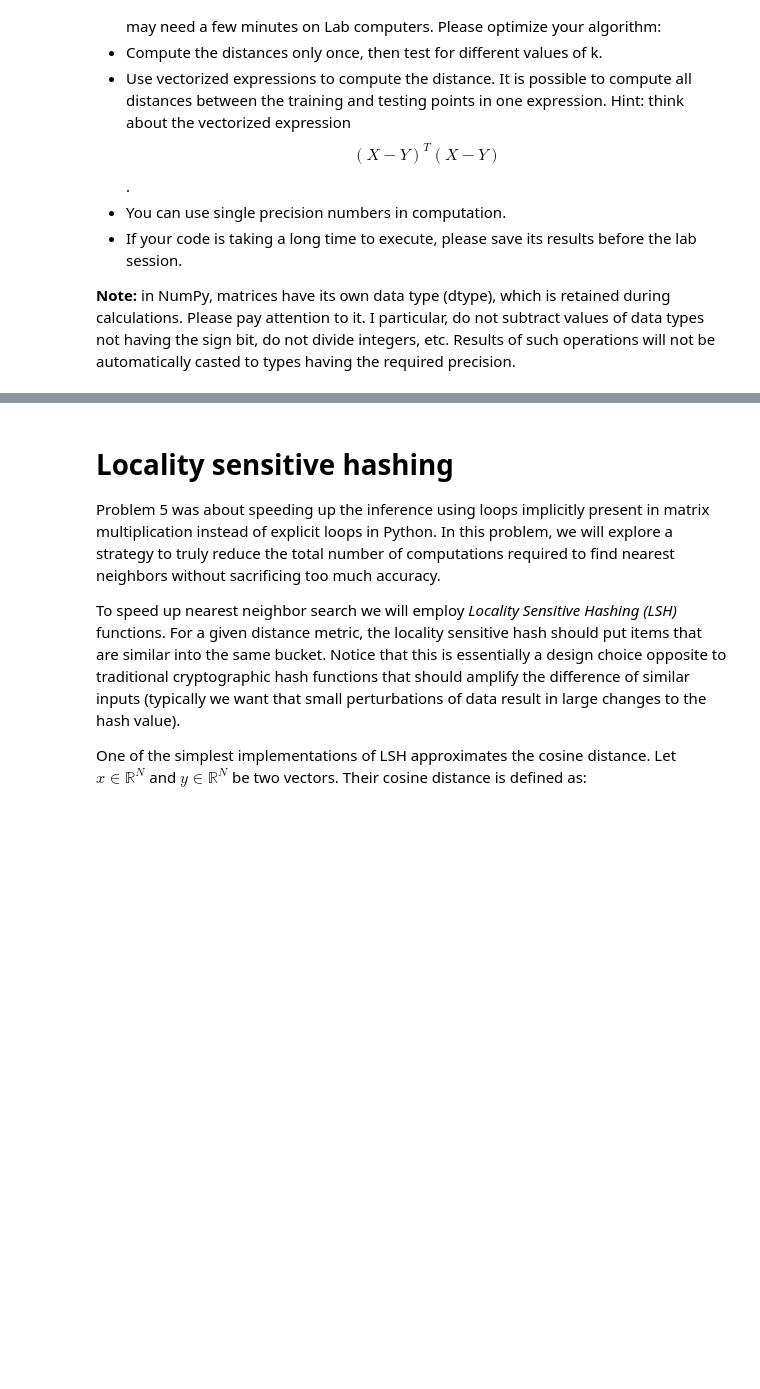
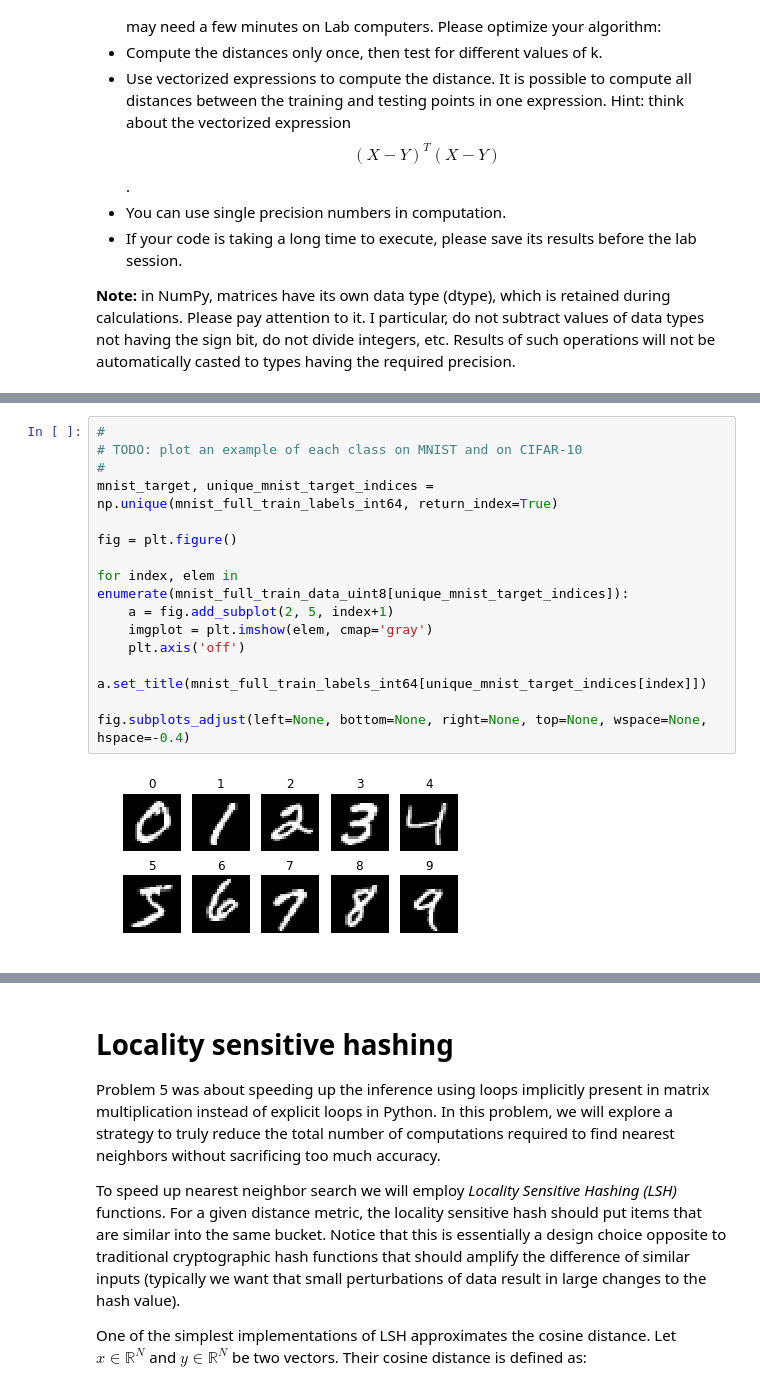
Before and after one commit to dingorth/neural_networks, a Jupyter notebook: assignment1/Assignment1.ipynb, the cells around one changed output, grey strips where cells are left out. Drawn from its saved outputs; the diff is of its cells as text; blank space fills up the shorter version.

```diff
--- a/assignment1/Assignment1.ipynb
+++ b/assignment1/Assignment1.ipynb
@@ -473,0 +527,17 @@ except ImportError:
+# %%
+#
+# TODO: plot an example of each class on MNIST and on CIFAR-10
+#
+mnist_target, unique_mnist_target_indices = np.unique(mnist_full_train_labels_int64, return_index=True)
+
+fig = plt.figure()
+
+for index, elem in enumerate(mnist_full_train_data_uint8[unique_mnist_target_indices]):
+    a = fig.add_subplot(2, 5, index+1)
+    imgplot = plt.imshow(elem, cmap='gray')
+    plt.axis('off')
+    a.set_title(mnist_full_train_labels_int64[unique_mnist_target_indices[index]])
+
+fig.subplots_adjust(left=None, bottom=None, right=None, top=None, wspace=None, hspace=-0.4)
+# %% [output]
+[figure, added]
```
Also changed, not shown: parts of 17 cells of this notebook.
